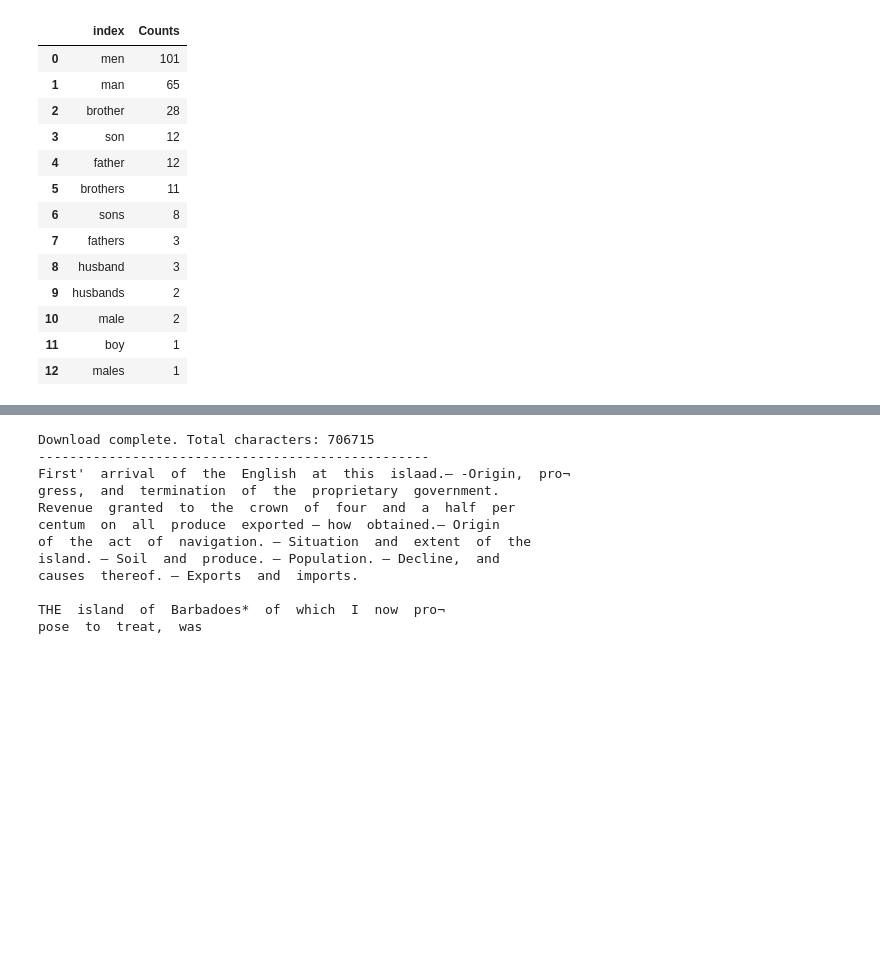
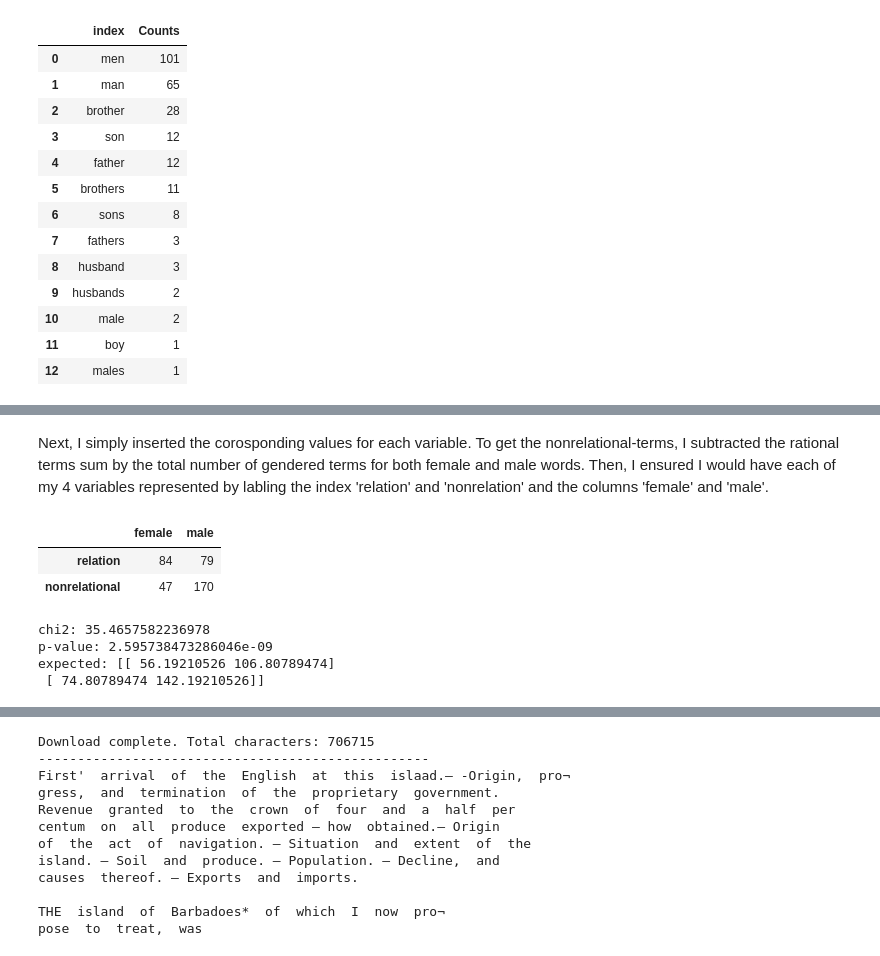
Before and after one commit to Gabi-pearl/Milestone3, a Jupyter notebook: Final_Project_.ipynb, the cells around one changed output, grey strips where cells are left out. Saved outputs shown, nothing was run; the diff lists cells and outputs as text; code cells hidden in the pictures; blank space fills up the shorter version.

```diff
--- a/Final_Project_.ipynb
+++ b/Final_Project_.ipynb
@@ -128,0 +267,28 @@ Top mentions of male-related terms:
+# %% [markdown]
+Next, I simply inserted the corosponding values for each variable. To get the nonrelational-terms, I subtracted the rational terms sum by the total number of gendered terms for both female and male words. Then, I ensured I would have each of my 4 variables represented by labling the index 'relation' and 'nonrelation' and the columns 'female' and 'male'.
+# %%
+female_relational = 84
+female_nonrelational = 47
+male_relational = 79
+male_nonrelational = 170
+
+table = pd.DataFrame(
+    [[female_relational, male_relational],
+     [female_nonrelational, male_nonrelational]],
+    index=['relation', 'nonrelational'],
+    columns=['female', 'male']
+)
+display(table)
+
+chi2, p, dof, expected = chi2_contingency(table)
+print("chi2:", chi2)
+print("p-value:", p)
+print("expected:", expected)
+# %% [output]
+|  | female | male |
+| relation | 84 | 79 |
+| nonrelational | 47 | 170 |
+chi2: 35.4657582236978
+p-value: 2.595738473286046e-09
+expected: [[ 56.19210526 106.80789474]
+ [ 74.80789474 142.19210526]]
```
Also changed, not shown: parts of 104 cells of this notebook, 4 other files.
